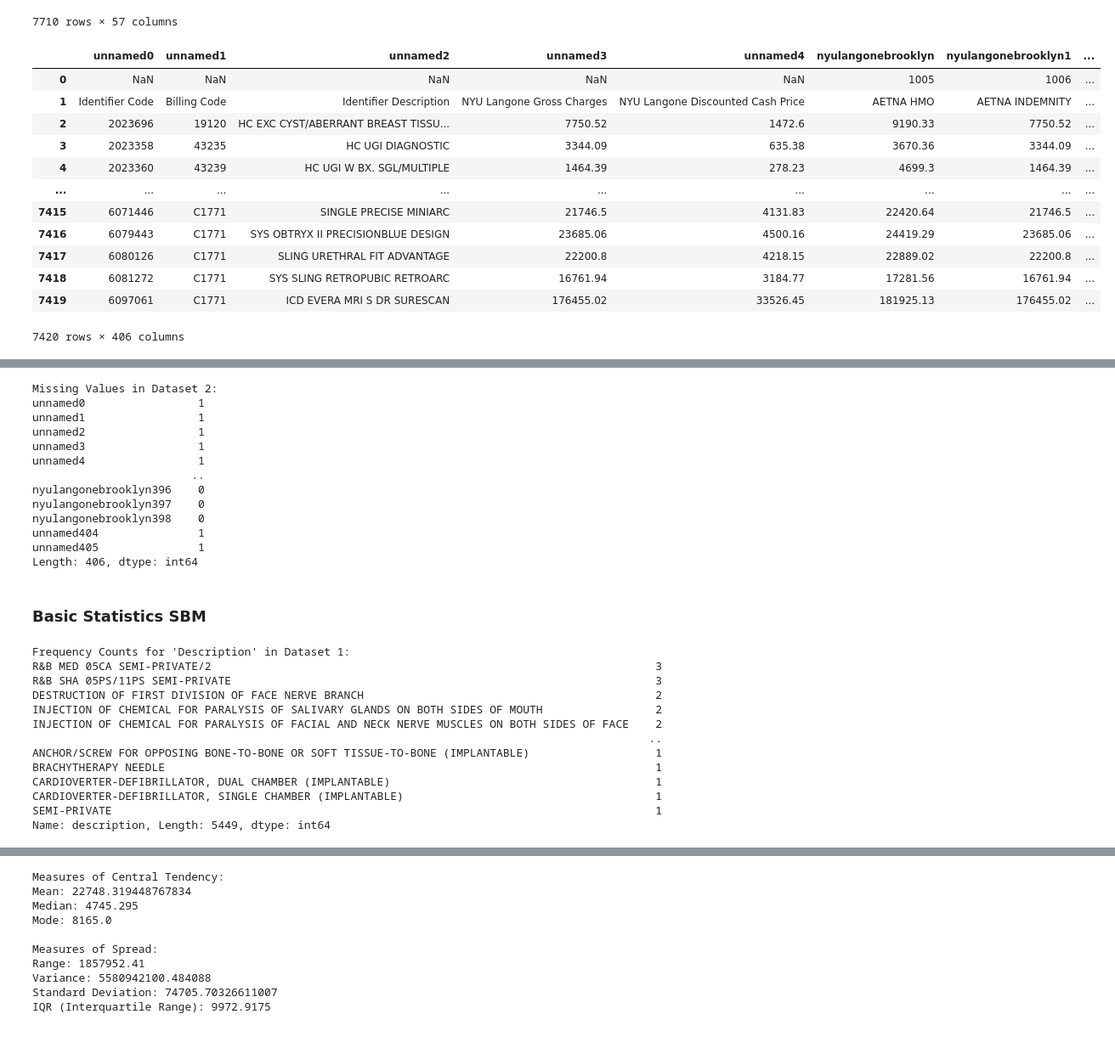
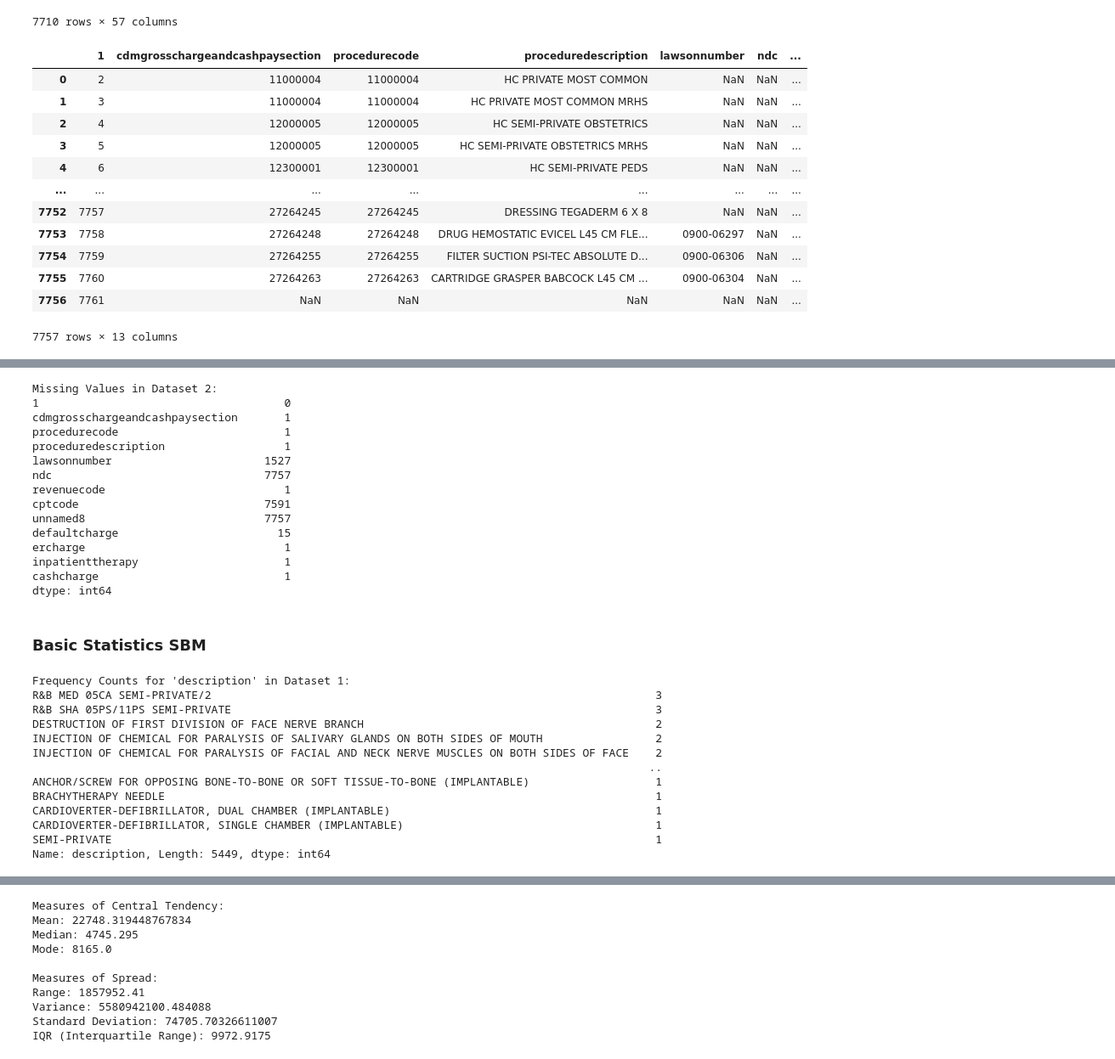
Before and after one commit to Alyssasorensen/sqlite_database_operations, a Jupyter notebook: sqlite_database_operations.ipynb, the cells around one changed output, grey strips where cells are left out. Shown: that part at 85% size. Saved outputs shown, nothing was run; the diff lists cells and outputs as text; code cells hidden in the pictures.

```diff
--- a/sqlite_database_operations.ipynb
+++ b/sqlite_database_operations.ipynb
@@ -52,0 +35,6 @@ nyu
+# %%
+# Load the dataset from the URL with specified encoding
+url = "https://raw.githubusercontent.com/Alyssasorensen/sqlite_database_operations/main/datasets/596014973_Memorial_Hospital_Miramar_StandardCharges.csv"
+memorial = pd.read_csv(url, encoding="ISO-8859-1")
+
+# Now we can work with the 'memorial' DataFrame
@@ -132,36 +136,36 @@ sbm
 | 7709 | 30000004 | SEMI-PRIVATE | NaN | NaN | 8165.00 | 8165.00 | ... |
 7710 rows × 57 columns
 # %%
-def clean_column_names(nyu):
+def clean_column_names(memorial):
     # Define a helper function to clean column names
     def clean_name(name):
         cleaned_name = re.sub(r'[^a-zA-Z0-9]', '', name)
         return cleaned_name.lower()
 
     # Rename columns using the helper function
     # This is using a list comprehend - e.g., we have a list to the right of the equals sign,
     # and inside the list, we are applying our function, for every col (or X) that exists in df.columns
-    nyu.columns = [clean_name(col) for col in nyu.columns]
-    return nyu
+    memorial.columns = [clean_name(col) for col in memorial.columns]
+    return memorial
 
 # Apply the clean_value function to all columns
-nyu = clean_column_names(nyu)
+memorial = clean_column_names(memorial)
 
-nyu
+memorial
 # %% [output]
-|  | unnamed0 | unnamed1 | unnamed2 | unnamed3 | unnamed4 | nyulangonebrooklyn | nyulangonebrooklyn1 | ... |
-| 0 | NaN | NaN | NaN | NaN | NaN | 1005 | 1006 | ... |
-| 1 | Identifier Code | Billing Code | Identifier Description | NYU Langone Gross Charges | NYU Langone Discounted Cash Price | AETNA HMO | AETNA INDEMNITY | ... |
-| 2 | 2023696 | 19120 | HC EXC CYST/ABERRANT BREAST TISSU... | 7750.52 | 1472.6 | 9190.33 | 7750.52 | ... |
-| 3 | 2023358 | 43235 | HC UGI DIAGNOSTIC | 3344.09 | 635.38 | 3670.36 | 3344.09 | ... |
-| 4 | 2023360 | 43239 | HC UGI W BX. SGL/MULTIPLE | 1464.39 | 278.23 | 4699.3 | 1464.39 | ... |
-| ... | ... | ... | ... | ... | ... | ... | ... | ... |
-| 7415 | 6071446 | C1771 | SINGLE PRECISE MINIARC | 21746.5 | 4131.83 | 22420.64 | 21746.5 | ... |
-| 7416 | 6079443 | C1771 | SYS OBTRYX II PRECISIONBLUE DESIGN | 23685.06 | 4500.16 | 24419.29 | 23685.06 | ... |
-| 7417 | 6080126 | C1771 | SLING URETHRAL FIT ADVANTAGE | 22200.8 | 4218.15 | 22889.02 | 22200.8 | ... |
-| 7418 | 6081272 | C1771 | SYS SLING RETROPUBIC RETROARC | 16761.94 | 3184.77 | 17281.56 | 16761.94 | ... |
-| 7419 | 6097061 | C1771 | ICD EVERA MRI S DR SURESCAN | 176455.02 | 33526.45 | 181925.13 | 176455.02 | ... |
+|  | 1 | cdmgrosschargeandcashpaysection | procedurecode | proceduredescription | lawsonnumber | ndc | ... |
+| 0 | 2 | 11000004 | 11000004 | HC PRIVATE MOST COMMON | NaN | NaN | ... |
+| 1 | 3 | 11000004 | 11000004 | HC PRIVATE MOST COMMON MRHS | NaN | NaN | ... |
+| 2 | 4 | 12000005 | 12000005 | HC SEMI-PRIVATE OBSTETRICS | NaN | NaN | ... |
+| 3 | 5 | 12000005 | 12000005 | HC SEMI-PRIVATE OBSTETRICS MRHS | NaN | NaN | ... |
+| 4 | 6 | 12300001 | 12300001 | HC SEMI-PRIVATE PEDS | NaN | NaN | ... |
+| ... | ... | ... | ... | ... | ... | ... | ... |
+| 7752 | 7757 | 27264245 | 27264245 | DRESSING TEGADERM 6 X 8 | NaN | NaN | ... |
+| 7753 | 7758 | 27264248 | 27264248 | DRUG HEMOSTATIC EVICEL L45 CM FLE... | 0900-06297 | NaN | ... |
+| 7754 | 7759 | 27264255 | 27264255 | FILTER SUCTION PSI-TEC ABSOLUTE D... | 0900-06306 | NaN | ... |
+| 7755 | 7760 | 27264263 | 27264263 | CARTRIDGE GRASPER BABCOCK L45 CM ... | 0900-06304 | NaN | ... |
+| 7756 | 7761 | NaN | NaN | NaN | NaN | NaN | ... |
-7420 rows × 406 columns
+7757 rows × 13 columns
 # %%
 print("Missing Values in Dataset 1:")
 print(sbm.isnull().sum())
@@ -185,29 +189,31 @@ veteranfamilycommercialother               7664
 dtype: int64
 # %%
 print("Missing Values in Dataset 2:")
-print(nyu.isnull().sum())
+print(memorial.isnull().sum())
 # %% [output]
 Missing Values in Dataset 2:
-unnamed0                 1
-unnamed1                 1
-unnamed2                 1
-unnamed3                 1
-unnamed4                 1
-                        ..
-nyulangonebrooklyn396    0
-nyulangonebrooklyn397    0
-nyulangonebrooklyn398    0
-unnamed404               1
-unnamed405               1
-Length: 406, dtype: int64
+1                                     0
+cdmgrosschargeandcashpaysection       1
+procedurecode                         1
+proceduredescription                  1
+lawsonnumber                       1527
+ndc                                7757
+revenuecode                           1
+cptcode                            7591
+unnamed8                           7757
+defaultcharge                        15
+ercharge                              1
+inpatienttherapy                      1
+cashcharge                            1
+dtype: int64
 # %% [markdown]
 ### Basic Statistics SBM
 # %%
-# Example: Frequency counts for a categorical column 'Description' in Dataset 1
-print("Frequency Counts for 'Description' in Dataset 1:")
+# Example: Frequency counts for a categorical column 'description' in Dataset 1
+print("Frequency Counts for 'description' in Dataset 1:")
 print(sbm['description'].value_counts())
 # %% [output]
-Frequency Counts for 'Description' in Dataset 1:
+Frequency Counts for 'description' in Dataset 1:
 R&B MED 05CA SEMI-PRIVATE/2                                                                   3
 R&B SHA 05PS/11PS SEMI-PRIVATE                                                                3
 DESTRUCTION OF FIRST DIVISION OF FACE NERVE BRANCH                                            2
```
Also changed, not shown: parts of 21 cells of this notebook.
